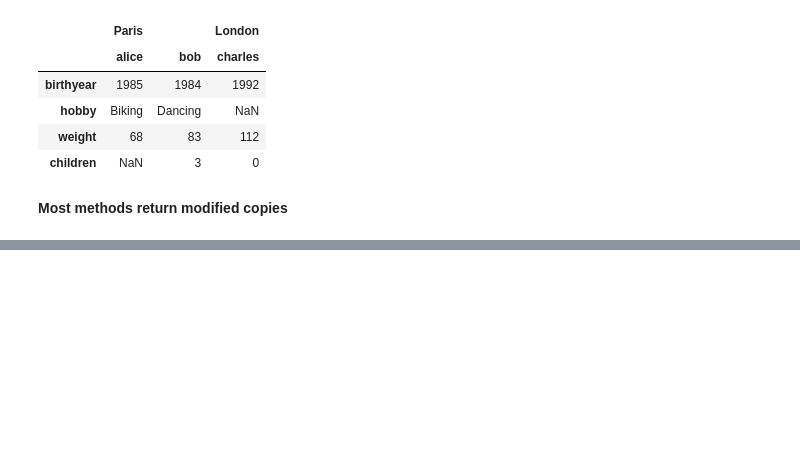
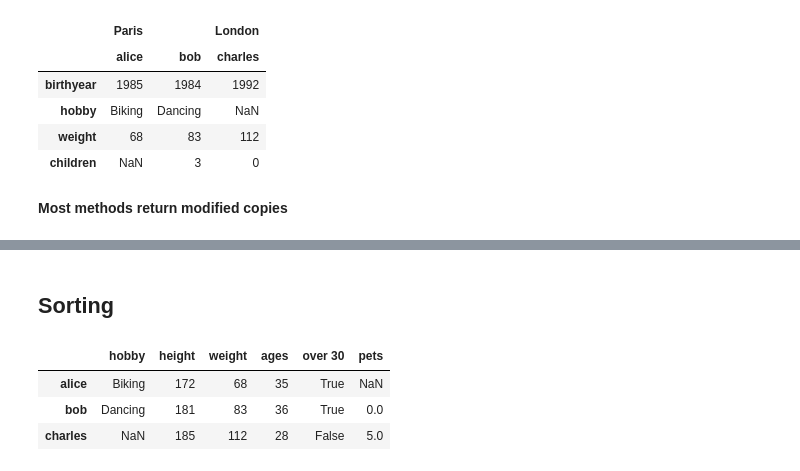
Before and after one commit to nagendraputhane/NumPy-Pandas, a Jupyter notebook: pandas.ipynb, the cells around one changed output, grey strips where cells are left out. Cells and saved outputs as stored; diff of their text form; code cells hidden in the pictures; blank space fills up the shorter version.

```diff
--- a/pandas.ipynb
+++ b/pandas.ipynb
@@ -369,0 +464,9 @@ d6
+# %% [markdown]
+## Sorting
+# %%
+people
+# %% [output]
+|  | hobby | height | weight | ages | over 30 | pets |
+| alice | Biking | 172 | 68 | 35 | True | NaN |
+| bob | Dancing | 181 | 83 | 36 | True | 0.0 |
+| charles | NaN | 185 | 112 | 28 | False | 5.0 |
```
Also changed, not shown: parts of 24 cells of this notebook.
